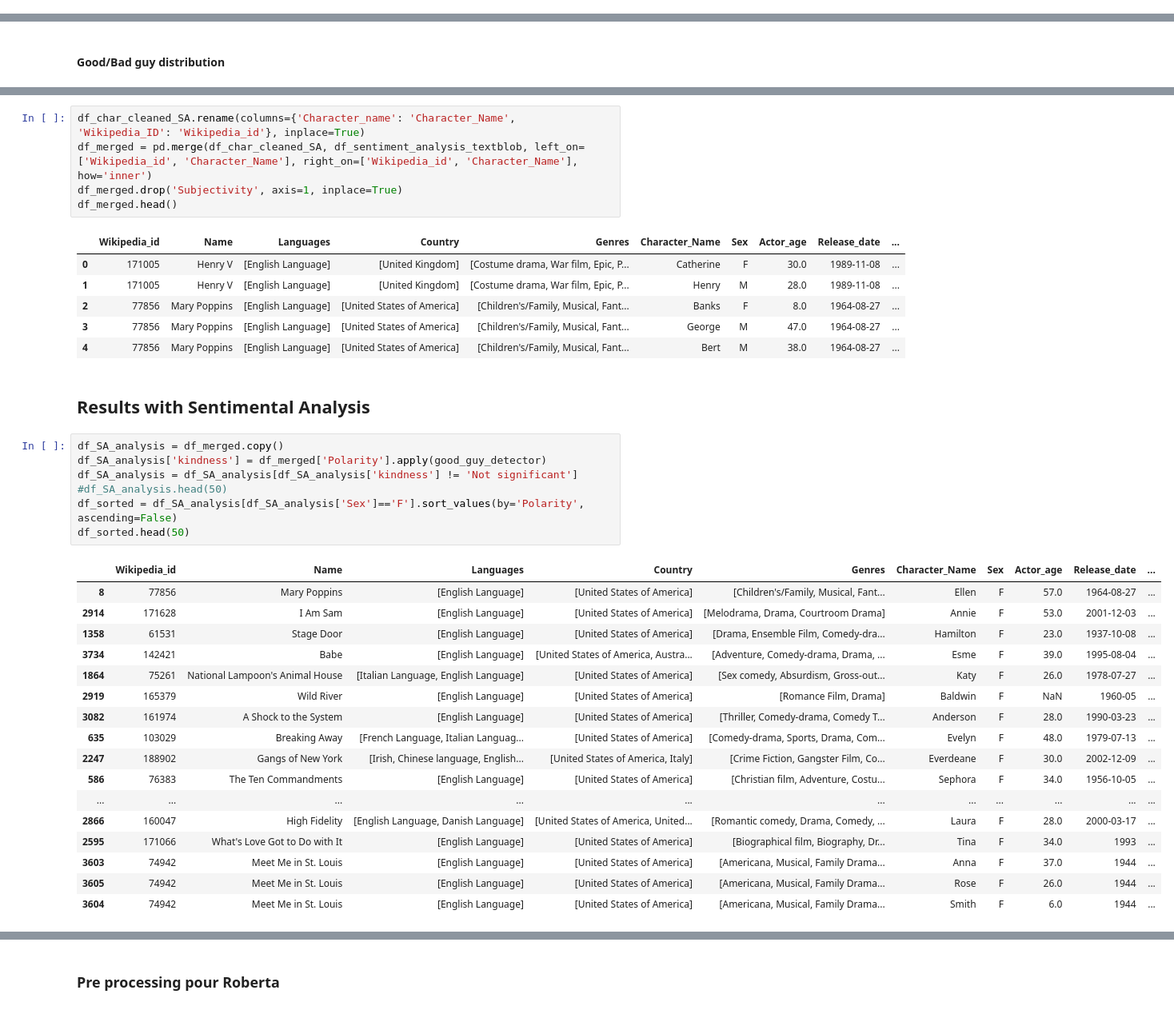
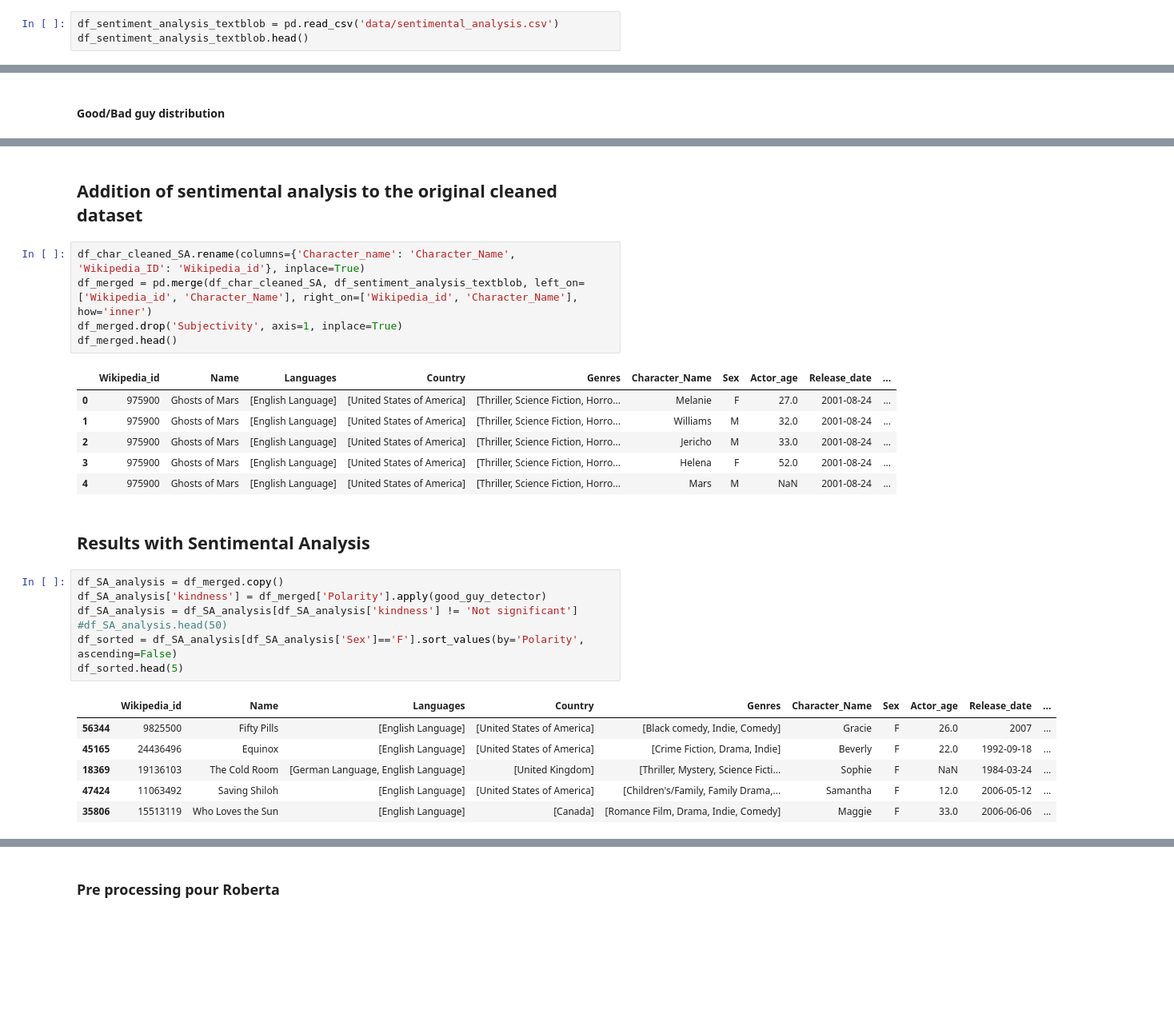
Before and after one commit to epfl-ada/ada-2024-project-adadasurmonbidet2024, a Jupyter notebook: results.ipynb, the cells around one changed output, grey strips where cells are left out. Shown at 80% size. Drawn from its saved outputs; the diff is of its cells as text; blank space fills up the shorter version.

```diff
--- a/results.ipynb
+++ b/results.ipynb
@@ -616,0 +538,3 @@ KeyboardInterrupt:
+# %%
+df_sentiment_analysis_textblob = pd.read_csv('data/sentimental_analysis.csv')
+df_sentiment_analysis_textblob.head()
@@ -737,3 +663,5 @@ df_char_cleaned_SA.head()
+# %% [markdown]
+## Addition of sentimental analysis to the original cleaned dataset
 # %%
 df_char_cleaned_SA.rename(columns={'Character_name': 'Character_Name', 'Wikipedia_ID': 'Wikipedia_id'}, inplace=True)
 df_merged = pd.merge(df_char_cleaned_SA, df_sentiment_analysis_textblob, left_on=['Wikipedia_id', 'Character_Name'], right_on=['Wikipedia_id', 'Character_Name'], how='inner')
@@ -741,35 +669,24 @@ df_merged.drop('Subjectivity', axis=1, inplace=True)
 df_merged.head()
 # %% [output]
 |  | Wikipedia_id | Name | Languages | Country | Genres | Character_Name | Sex | Actor_age | Release_date | ... |
-| 0 | 171005 | Henry V | [English Language] | [United Kingdom] | [Costume drama, War film, Epic, P... | Catherine | F | 30.0 | 1989-11-08 | ... |
-| 1 | 171005 | Henry V | [English Language] | [United Kingdom] | [Costume drama, War film, Epic, P... | Henry | M | 28.0 | 1989-11-08 | ... |
-| 2 | 77856 | Mary Poppins | [English Language] | [United States of America] | [Children's/Family, Musical, Fant... | Banks | F | 8.0 | 1964-08-27 | ... |
-| 3 | 77856 | Mary Poppins | [English Language] | [United States of America] | [Children's/Family, Musical, Fant... | George | M | 47.0 | 1964-08-27 | ... |
-| 4 | 77856 | Mary Poppins | [English Language] | [United States of America] | [Children's/Family, Musical, Fant... | Bert | M | 38.0 | 1964-08-27 | ... |
+| 0 | 975900 | Ghosts of Mars | [English Language] | [United States of America] | [Thriller, Science Fiction, Horro... | Melanie | F | 27.0 | 2001-08-24 | ... |
+| 1 | 975900 | Ghosts of Mars | [English Language] | [United States of America] | [Thriller, Science Fiction, Horro... | Williams | M | 32.0 | 2001-08-24 | ... |
+| 2 | 975900 | Ghosts of Mars | [English Language] | [United States of America] | [Thriller, Science Fiction, Horro... | Jericho | M | 33.0 | 2001-08-24 | ... |
+| 3 | 975900 | Ghosts of Mars | [English Language] | [United States of America] | [Thriller, Science Fiction, Horro... | Helena | F | 52.0 | 2001-08-24 | ... |
+| 4 | 975900 | Ghosts of Mars | [English Language] | [United States of America] | [Thriller, Science Fiction, Horro... | Mars | M | NaN | 2001-08-24 | ... |
 # %% [markdown]
 ## Results with Sentimental Analysis
 # %%
 df_SA_analysis = df_merged.copy()
 df_SA_analysis['kindness'] = df_merged['Polarity'].apply(good_guy_detector)
 df_SA_analysis = df_SA_analysis[df_SA_analysis['kindness'] != 'Not significant']
 #df_SA_analysis.head(50)
 df_sorted = df_SA_analysis[df_SA_analysis['Sex']=='F'].sort_values(by='Polarity', ascending=False)
-df_sorted.head(50)
+df_sorted.head(5)
 # %% [output]
 |  | Wikipedia_id | Name | Languages | Country | Genres | Character_Name | Sex | Actor_age | Release_date | ... |
-| 8 | 77856 | Mary Poppins | [English Language] | [United States of America] | [Children's/Family, Musical, Fant... | Ellen | F | 57.0 | 1964-08-27 | ... |
-| 2914 | 171628 | I Am Sam | [English Language] | [United States of America] | [Melodrama, Drama, Courtroom Drama] | Annie | F | 53.0 | 2001-12-03 | ... |
-| 1358 | 61531 | Stage Door | [English Language] | [United States of America] | [Drama, Ensemble Film, Comedy-dra... | Hamilton | F | 23.0 | 1937-10-08 | ... |
-| 3734 | 142421 | Babe | [English Language] | [United States of America, Austra... | [Adventure, Comedy-drama, Drama, ... | Esme | F | 39.0 | 1995-08-04 | ... |
-| 1864 | 75261 | National Lampoon's Animal House | [Italian Language, English Language] | [United States of America] | [Sex comedy, Absurdism, Gross-out... | Katy | F | 26.0 | 1978-07-27 | ... |
-| 2919 | 165379 | Wild River | [English Language] | [United States of America] | [Romance Film, Drama] | Baldwin | F | NaN | 1960-05 | ... |
-| 3082 | 161974 | A Shock to the System | [English Language] | [United States of America] | [Thriller, Comedy-drama, Comedy T... | Anderson | F | 28.0 | 1990-03-23 | ... |
-| 635 | 103029 | Breaking Away | [French Language, Italian Languag... | [United States of America] | [Comedy-drama, Sports, Drama, Com... | Evelyn | F | 48.0 | 1979-07-13 | ... |
-| 2247 | 188902 | Gangs of New York | [Irish, Chinese language, English... | [United States of America, Italy] | [Crime Fiction, Gangster Film, Co... | Everdeane | F | 30.0 | 2002-12-09 | ... |
-| 586 | 76383 | The Ten Commandments | [English Language] | [United States of America] | [Christian film, Adventure, Costu... | Sephora | F | 34.0 | 1956-10-05 | ... |
-| ... | ... | ... | ... | ... | ... | ... | ... | ... | ... | ... |
-| 2866 | 160047 | High Fidelity | [English Language, Danish Language] | [United States of America, United... | [Romantic comedy, Drama, Comedy, ... | Laura | F | 28.0 | 2000-03-17 | ... |
-| 2595 | 171066 | What's Love Got to Do with It | [English Language] | [United States of America] | [Biographical film, Biography, Dr... | Tina | F | 34.0 | 1993 | ... |
-| 3603 | 74942 | Meet Me in St. Louis | [English Language] | [United States of America] | [Americana, Musical, Family Drama... | Anna | F | 37.0 | 1944 | ... |
-| 3605 | 74942 | Meet Me in St. Louis | [English Language] | [United States of America] | [Americana, Musical, Family Drama... | Rose | F | 26.0 | 1944 | ... |
-| 3604 | 74942 | Meet Me in St. Louis | [English Language] | [United States of America] | [Americana, Musical, Family Drama... | Smith | F | 6.0 | 1944 | ... |
+| 56344 | 9825500 | Fifty Pills | [English Language] | [United States of America] | [Black comedy, Indie, Comedy] | Gracie | F | 26.0 | 2007 | ... |
+| 45165 | 24436496 | Equinox | [English Language] | [United States of America] | [Crime Fiction, Drama, Indie] | Beverly | F | 22.0 | 1992-09-18 | ... |
+| 18369 | 19136103 | The Cold Room | [German Language, English Language] | [United Kingdom] | [Thriller, Mystery, Science Ficti... | Sophie | F | NaN | 1984-03-24 | ... |
+| 47424 | 11063492 | Saving Shiloh | [English Language] | [United States of America] | [Children's/Family, Family Drama,... | Samantha | F | 12.0 | 2006-05-12 | ... |
+| 35806 | 15513119 | Who Loves the Sun | [English Language] | [Canada] | [Romance Film, Drama, Indie, Comedy] | Maggie | F | 33.0 | 2006-06-06 | ... |
```
Also changed, not shown: parts of 22 cells of this notebook, 2 other files.
